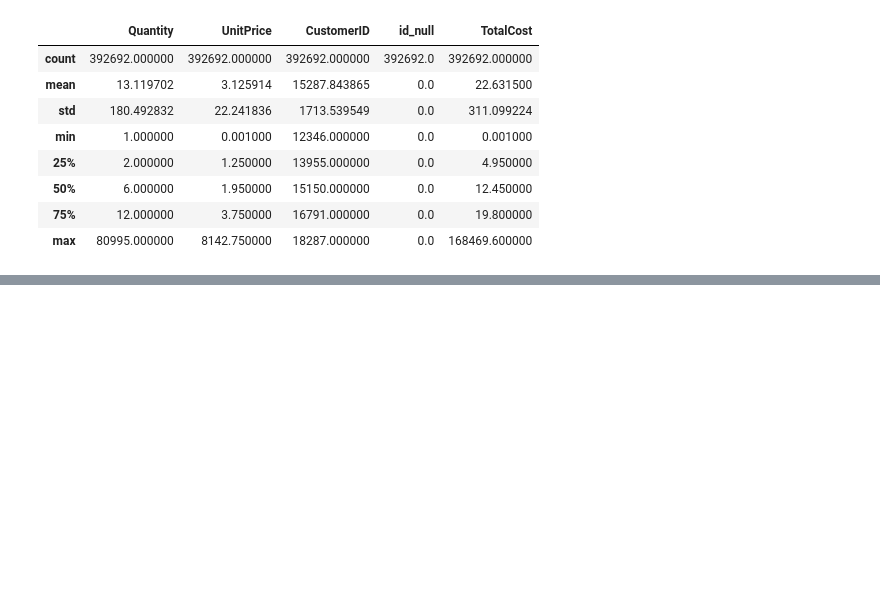
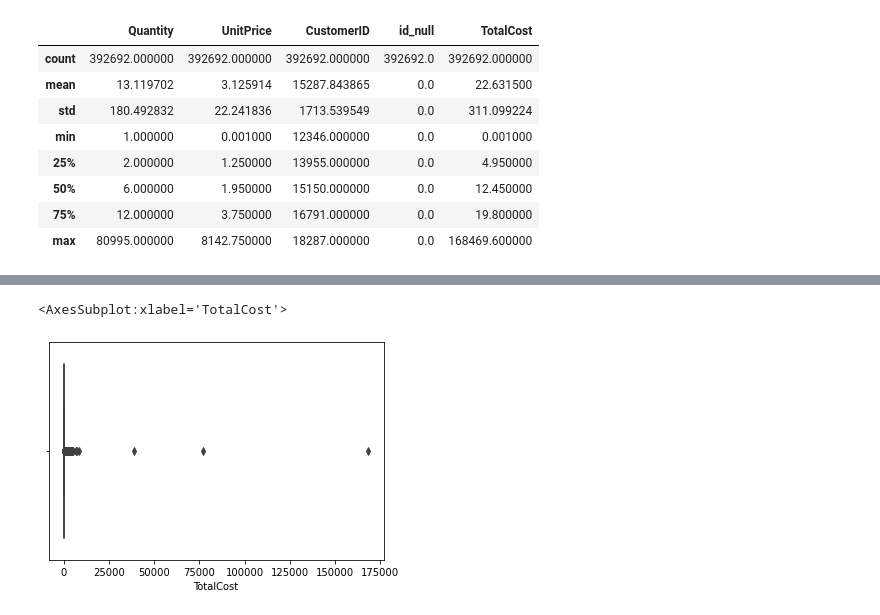
Before and after one commit to chsop/kaggle, a Jupyter notebook: RFM_cohort_segmentation/RFM_cohortanalysis_segmentation_practice.ipynb, the cells around one changed output, grey strips where cells are left out. Saved outputs shown, nothing was run; the diff lists cells and outputs as text; code cells hidden in the pictures; blank space fills up the shorter version.

```diff
--- a/RFM_cohort_segmentation/RFM_cohortanalysis_segmentation_practice.ipynb
+++ b/RFM_cohort_segmentation/RFM_cohortanalysis_segmentation_practice.ipynb
@@ -185,8 +187,7 @@ df[df['CustomerID']  == 14397]
 | 540449 | C581490 | 23144 | ZINC T-LIGHT HOLDER STARS SMALL | -11 | 2011-12-09 09:57:00 | 0.83 | 14397.0 | United Kingdom | 0 |
 95 rows × 9 columns
 # %%
-# Quantity, UnitPrice가 0보다 큰 값만 사용
-df = df[df['Quantity'] > 0]
-df = df[df['UnitPrice'] > 0]
+# 이번 분석을 위해서는 Quantity, UnitPrice가 0보다 큰 값만 사용
+df = df[(df['Quantity'] > 0) & (df['UnitPrice'] > 0)]
 df.shape
 # %% [output]
@@ -216,0 +245,6 @@ df.describe()
+# %%
+# 3개의 이상치 관측됨
+sns.boxplot(df['TotalCost'])
+# %% [output]
+<AxesSubplot:xlabel='TotalCost'>
+[figure, added]
```
Also changed, not shown: parts of 79 cells of this notebook.
